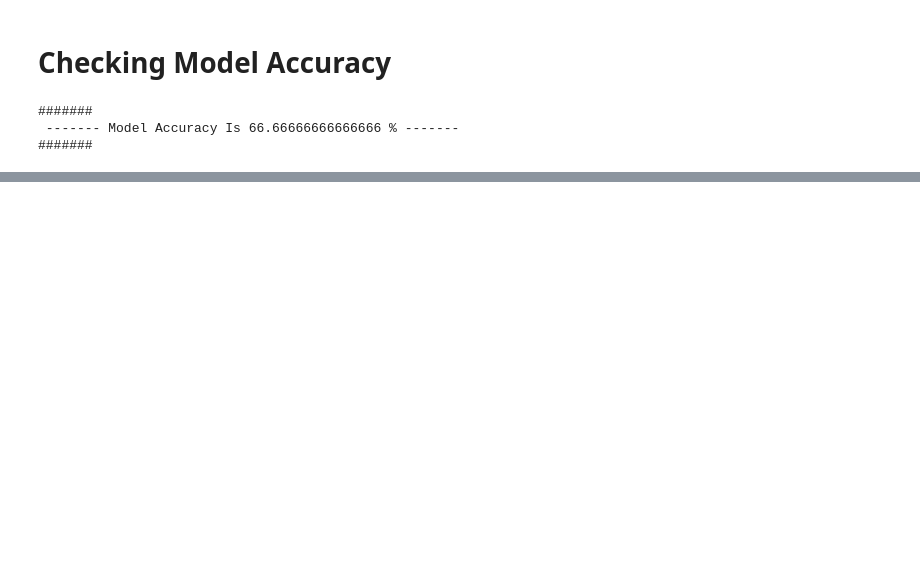
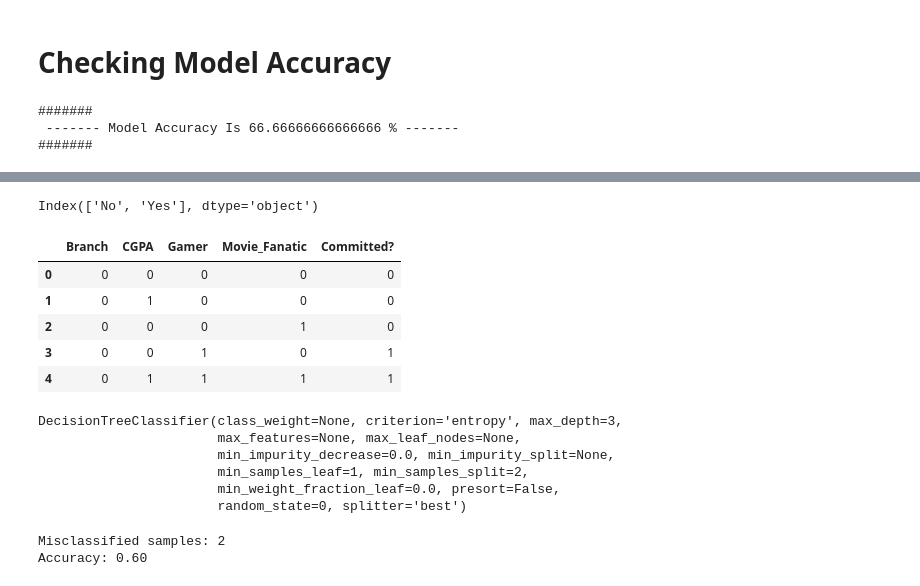
Before and after one commit to arjunmohnot/MachineLearningAssignment, a Jupyter notebook: Lab-02-ID3,Cart algorithm/ID3.ipynb, the cells around one changed output, grey strips where cells are left out. Drawn from its saved outputs; the diff is of its cells as text; code cells hidden in the pictures; blank space fills up the shorter version.

```diff
--- a/Lab-02-ID3,Cart algorithm/ID3.ipynb
+++ b/Lab-02-ID3,Cart algorithm/ID3.ipynb
@@ -367,0 +481,15 @@ print("#######\n","------- Model Accuracy Is",(counter/len(dataSet))*100,"% ----
+# %%
+di={}
+for k,v in dec_tree.items():
+    try:
+        for i,o in v.items():
+            if o in dec_tree:
+                dec_tree[k][i]={o:dec_tree[o]}
+    except:
+        pass
+#print(dec_tree)
+
+for k,v in dec_tree.items():
+    di[k]=v
+    break
+print(di)
@@ -367,0 +551,9 @@ print("#######\n","------- Model Accuracy Is",(counter/len(dataSet))*100,"% ----
+# %%
+data = pd.read_csv('DatasetTwo.csv')
+col=[i for i in data][2:]
+print(col)
+data = data.drop('Unnamed: 0', axis = 1)
+data = data.drop('S.No', axis = 1)
+
+data.head()
+data.info()
@@ -367,0 +574,16 @@ print("#######\n","------- Model Accuracy Is",(counter/len(dataSet))*100,"% ----
+# %%
+print(class_names)
+# %% [output]
+Index(['No', 'Yes'], dtype='object')
+# %%
+for i in col[:-1]:
+    data[i],_=pd.factorize(data[i])
+
+data.head()
+# %% [output]
+|  | Branch | CGPA | Gamer | Movie_Fanatic | Committed? |
+| 0 | 0 | 0 | 0 | 0 | 0 |
+| 1 | 0 | 1 | 0 | 0 | 0 |
+| 2 | 0 | 0 | 0 | 1 | 0 |
+| 3 | 0 | 0 | 1 | 0 | 1 |
+| 4 | 0 | 1 | 1 | 1 | 1 |
@@ -367,0 +596,21 @@ print("#######\n","------- Model Accuracy Is",(counter/len(dataSet))*100,"% ----
+# %%
+dtree = tree.DecisionTreeClassifier(criterion='entropy', max_depth=3, random_state=0)
+dtree.fit(X_train, y_train)
+# %% [output]
+DecisionTreeClassifier(class_weight=None, criterion='entropy', max_depth=3,
+                       max_features=None, max_leaf_nodes=None,
+                       min_impurity_decrease=0.0, min_impurity_split=None,
+                       min_samples_leaf=1, min_samples_split=2,
+                       min_weight_fraction_leaf=0.0, presort=False,
+                       random_state=0, splitter='best')
+# %%
+# use the model to make predictions with the test data
+y_pred = dtree.predict(X_test)
+# how did our model perform?
+count_misclassified = (y_test != y_pred).sum()
+print('Misclassified samples: {}'.format(count_misclassified))
+accuracy = metrics.accuracy_score(y_test, y_pred)
+print('Accuracy: {:.2f}'.format(accuracy))
+# %% [output]
+Misclassified samples: 2
+Accuracy: 0.60
```
Also changed, not shown: parts of 19 cells of this notebook, 1 other file.
